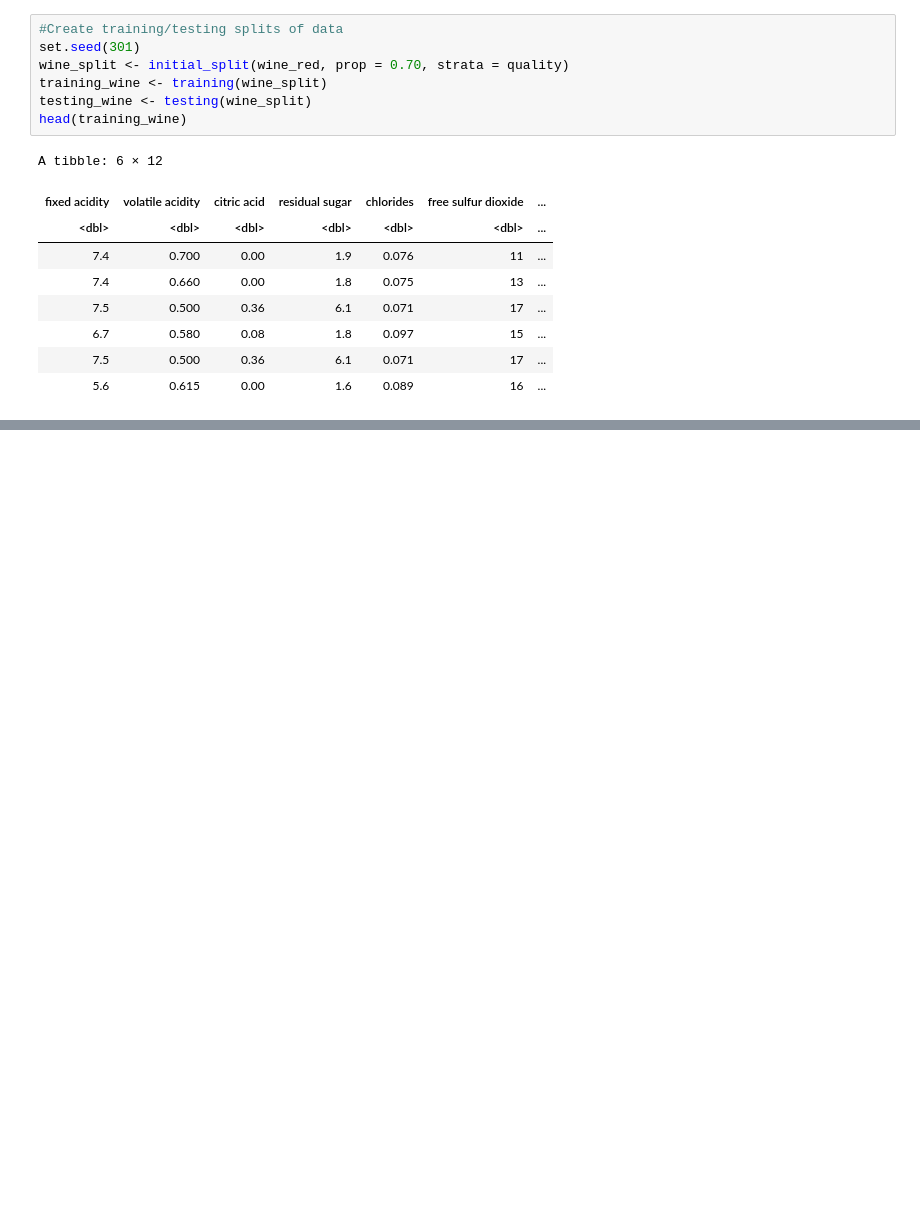
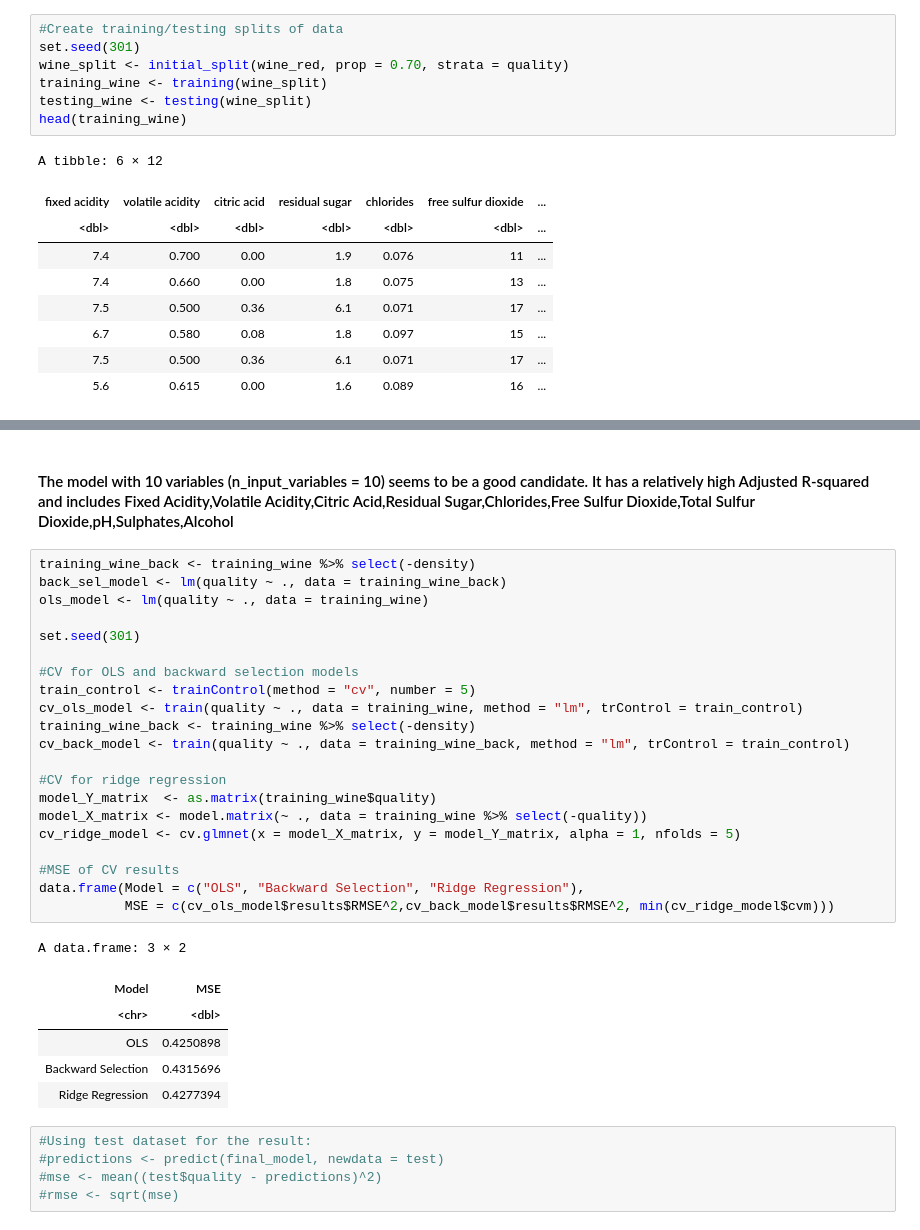
Before and after one commit to a-nguyen-1/STAT301-Project, a Jupyter notebook: Final_Report.ipynb, the cells around one changed output, grey strips where cells are left out. Saved outputs shown, nothing was run; the diff lists cells and outputs as text; blank space fills up the shorter version.

```diff
--- a/Final_Report.ipynb
+++ b/Final_Report.ipynb
@@ -137,0 +236,35 @@ A tibble: 6 × 12
+# %% [markdown]
+#### The model with 10 variables (n_input_variables = 10) seems to be a good candidate. It has a relatively high Adjusted R-squared and includes Fixed Acidity,Volatile Acidity,Citric Acid,Residual Sugar,Chlorides,Free Sulfur Dioxide,Total Sulfur Dioxide,pH,Sulphates,Alcohol
+# %%
+training_wine_back <- training_wine %>% select(-density)
+back_sel_model <- lm(quality ~ ., data = training_wine_back)
+ols_model <- lm(quality ~ ., data = training_wine)
+
+set.seed(301)
+
+#CV for OLS and backward selection models
+train_control <- trainControl(method = "cv", number = 5)
+cv_ols_model <- train(quality ~ ., data = training_wine, method = "lm", trControl = train_control)
+training_wine_back <- training_wine %>% select(-density)
+cv_back_model <- train(quality ~ ., data = training_wine_back, method = "lm", trControl = train_control)
+
+#CV for ridge regression
+model_Y_matrix  <- as.matrix(training_wine$quality)
+model_X_matrix <- model.matrix(~ ., data = training_wine %>% select(-quality))
+cv_ridge_model <- cv.glmnet(x = model_X_matrix, y = model_Y_matrix, alpha = 1, nfolds = 5)
+
+#MSE of CV results
+data.frame(Model = c("OLS", "Backward Selection", "Ridge Regression"),
+           MSE = c(cv_ols_model$results$RMSE^2,cv_back_model$results$RMSE^2, min(cv_ridge_model$cvm)))
+# %% [output]
+A data.frame: 3 × 2
+| Model | MSE |
+| <chr> | <dbl> |
+| OLS | 0.4250898 |
+| Backward Selection | 0.4315696 |
+| Ridge Regression | 0.4277394 |
+# %%
+#Using test dataset for the result:
+#predictions <- predict(final_model, newdata = test)
+#mse <- mean((test$quality - predictions)^2)
+#rmse <- sqrt(mse)
```
Also changed, not shown: parts of 16 cells of this notebook.
